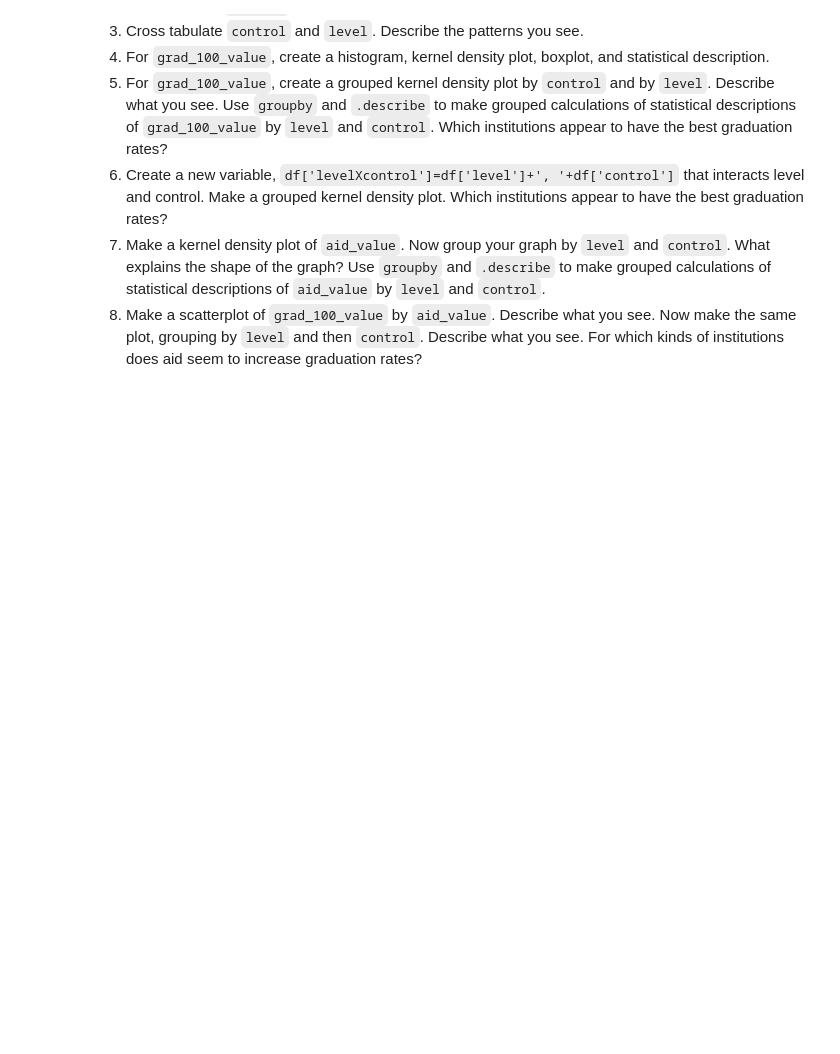
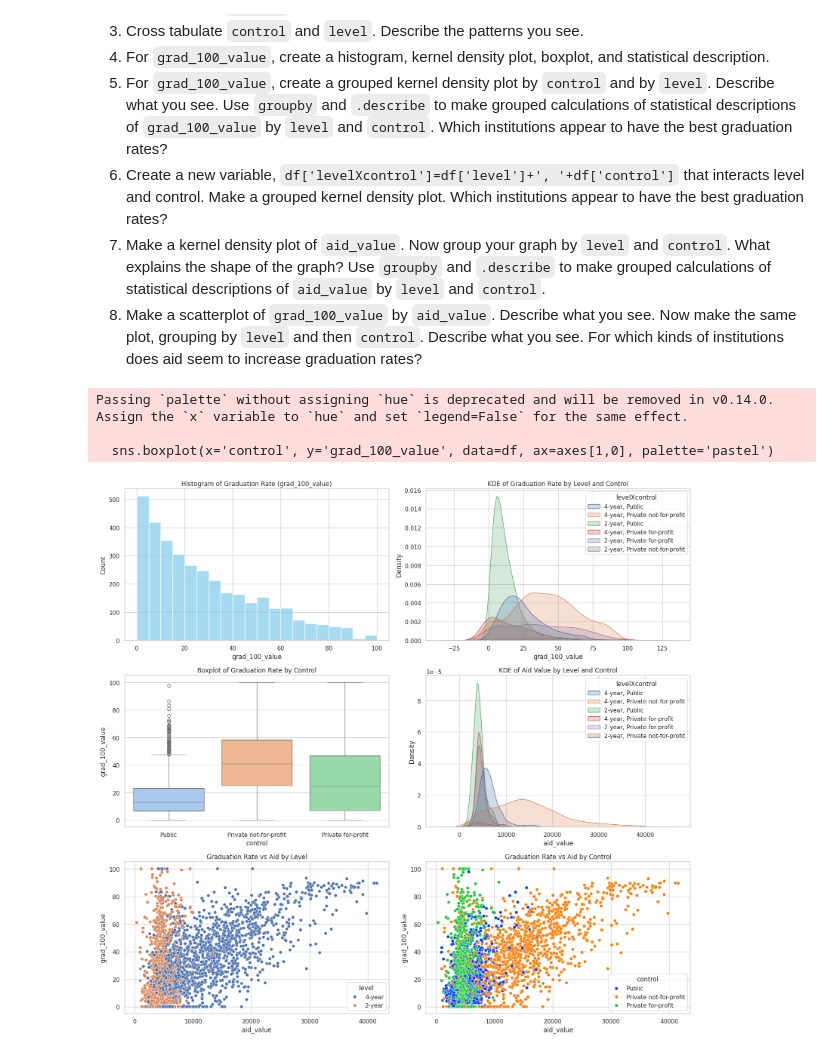
Before and after one commit to qjy9ey/visualization_assignment, a Jupyter notebook: assignment.ipynb, the cells around one changed output. Cells and saved outputs as stored; diff of their text form; code cells hidden in the pictures; blank space fills up the shorter version.

```diff
--- a/assignment.ipynb
+++ b/assignment.ipynb
@@ -101,3 +101,41 @@ The "relevant" variables for this question are:
 6. Create a new variable, `df['levelXcontrol']=df['level']+', '+df['control']` that interacts level and control. Make a grouped kernel density plot. Which institutions appear to have the best graduation rates?
 7. Make a kernel density plot of `aid_value`. Now group your graph by `level` and `control`. What explains the shape of the graph? Use `groupby` and `.describe` to make grouped calculations of statistical descriptions of `aid_value` by `level` and `control`.
 8. Make a scatterplot of `grad_100_value` by `aid_value`. Describe what you see. Now make the same plot, grouping by `level` and then `control`. Describe what you see. For which kinds of institutions does aid seem to increase graduation rates?
+# %%
+import pandas as pd
+import matplotlib.pyplot as plt
+import seaborn as sns
+
+df = pd.read_csv('college_completion.csv')
+
+df['levelXcontrol'] = df['level'] + ', ' + df['control']
+
+sns.set(style="whitegrid")
+
+fig, axes = plt.subplots(3, 2, figsize=(16, 15))
+
+sns.histplot(df['grad_100_value'], bins=20, kde=False, ax=axes[0,0], color='skyblue')
+axes[0,0].set_title("Histogram of Graduation Rate (grad_100_value)")
+
+sns.kdeplot(data=df, x='grad_100_value', hue='levelXcontrol', fill=True, ax=axes[0,1])
+axes[0,1].set_title("KDE of Graduation Rate by Level and Control")
+
+sns.boxplot(x='control', y='grad_100_value', data=df, ax=axes[1,0], palette='pastel')
+axes[1,0].set_title("Boxplot of Graduation Rate by Control")
+
+sns.kdeplot(data=df, x='aid_value', hue='levelXcontrol', fill=True, ax=axes[1,1])
+axes[1,1].set_title("KDE of Aid Value by Level and Control")
+
+sns.scatterplot(data=df, x='aid_value', y='grad_100_value', hue='level', ax=axes[2,0], palette='deep')
+axes[2,0].set_title("Graduation Rate vs Aid by Level")
+
+sns.scatterplot(data=df, x='aid_value', y='grad_100_value', hue='control', ax=axes[2,1], palette='bright')
+axes[2,1].set_title("Graduation Rate vs Aid by Control")
+
+plt.tight_layout()
+plt.show()
+# %% [output]
+Passing `palette` without assigning `hue` is deprecated and will be removed in v0.14.0. Assign the `x` variable to `hue` and set `legend=False` for the same effect.
+
+  sns.boxplot(x='control', y='grad_100_value', data=df, ax=axes[1,0], palette='pastel')
+[figure, added]
```
